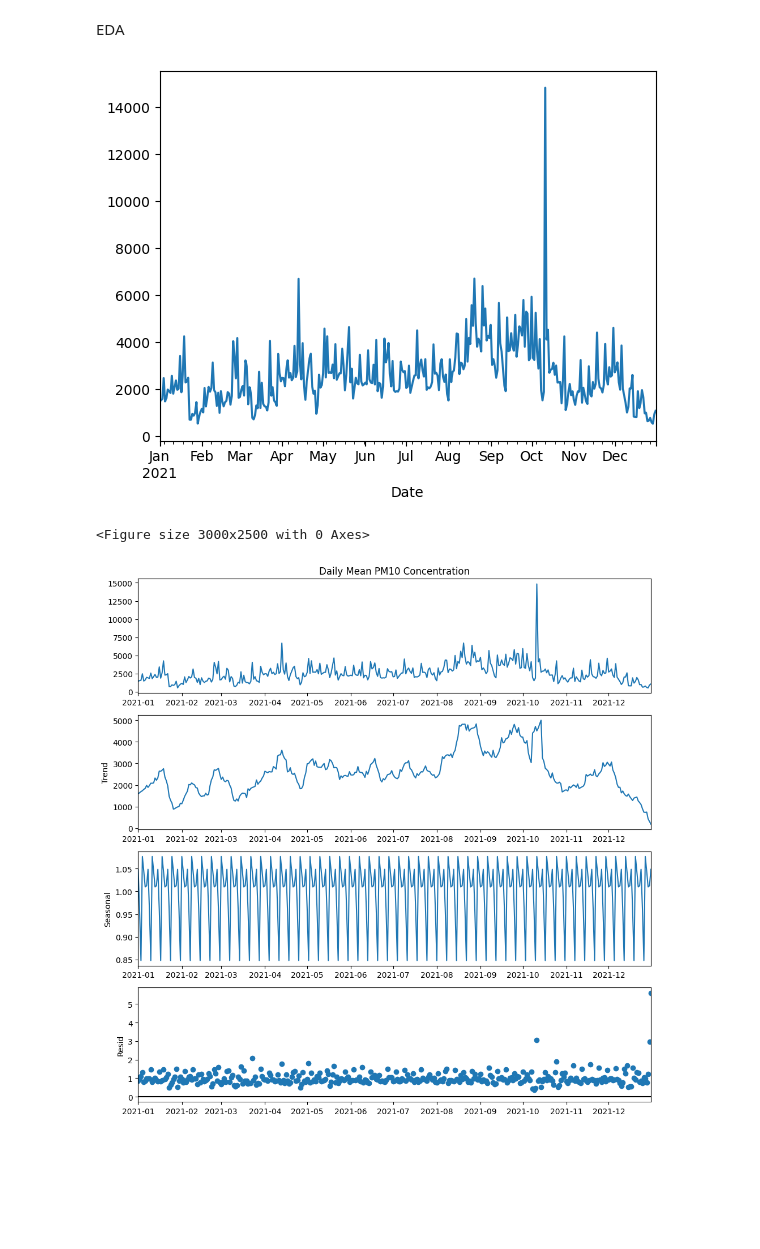
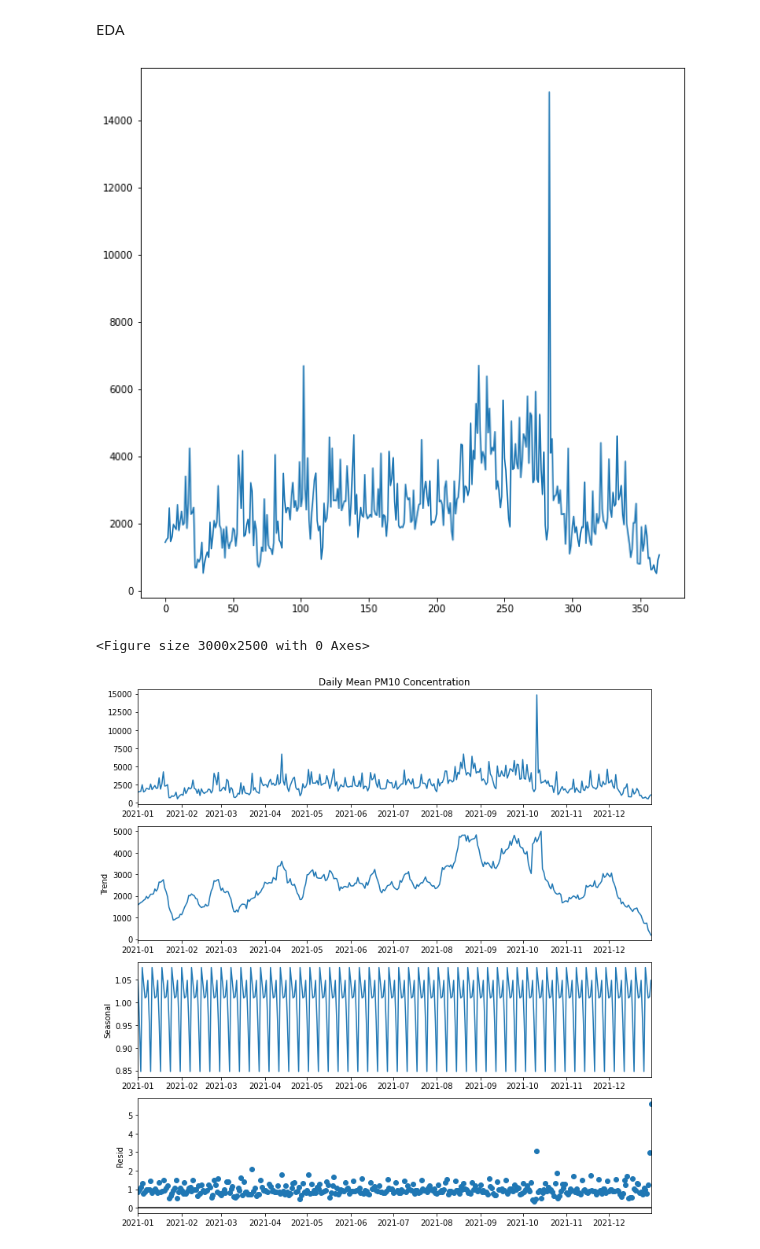
Before and after one commit to sameehaafr/MLP-TSF, a Jupyter notebook: sigai-tsf.ipynb, the cells around one changed output. Cells and saved outputs as stored; diff of their text form; code cells hidden in the pictures; blank space fills up the shorter version.

```diff
--- a/sigai-tsf.ipynb
+++ b/sigai-tsf.ipynb
@@ -65,6 +65,6 @@ df['Date'] = pd.to_datetime(df['Date'])
 #new data frame with only relevant data
 
 df_PM10 = df[["Date", "Daily Mean PM10 Concentration"]]
-df_PM10 = df_PM10.groupby(df_PM10["Date"])["Daily Mean PM10 Concentration"].sum()
+df_PM10 = df_PM10.groupby(df_PM10["Date"], as_index=False)["Daily Mean PM10 Concentration"].sum()
 df_PM10.head()
 # %% [output]
@@ -95,12 +94,13 @@ Name: Daily Mean PM10 Concentration, Length: 365, dtype: int64
 # %% [markdown]
 EDA
 # %%
-df_PM10.plot()
+df_PM10['Daily Mean PM10 Concentration'].plot()
 
 figure(figsize=(30, 25), dpi=100)
 
 plt.show()
+#PM-10 Over Time
 # %% [output]
-[figure, old version]
+[figure, new version]
 <Figure size 3000x2500 with 0 Axes>
 # %%
```
Also changed, not shown: parts of 15 cells of this notebook.
